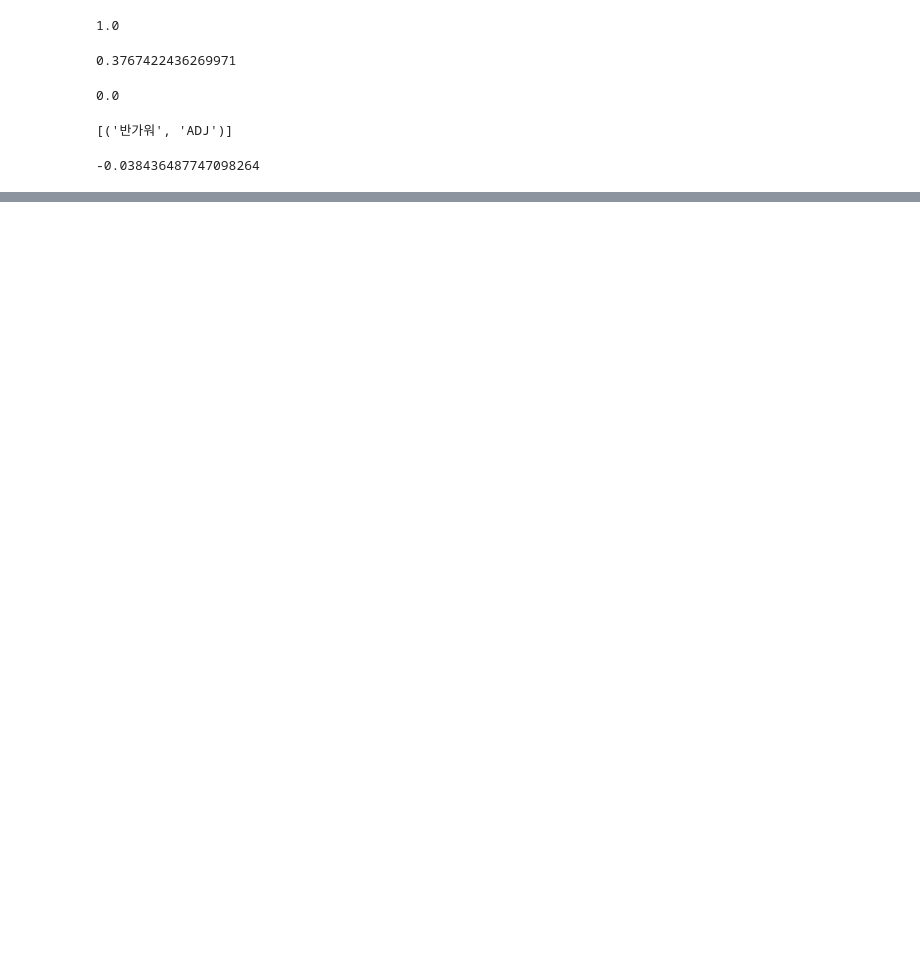
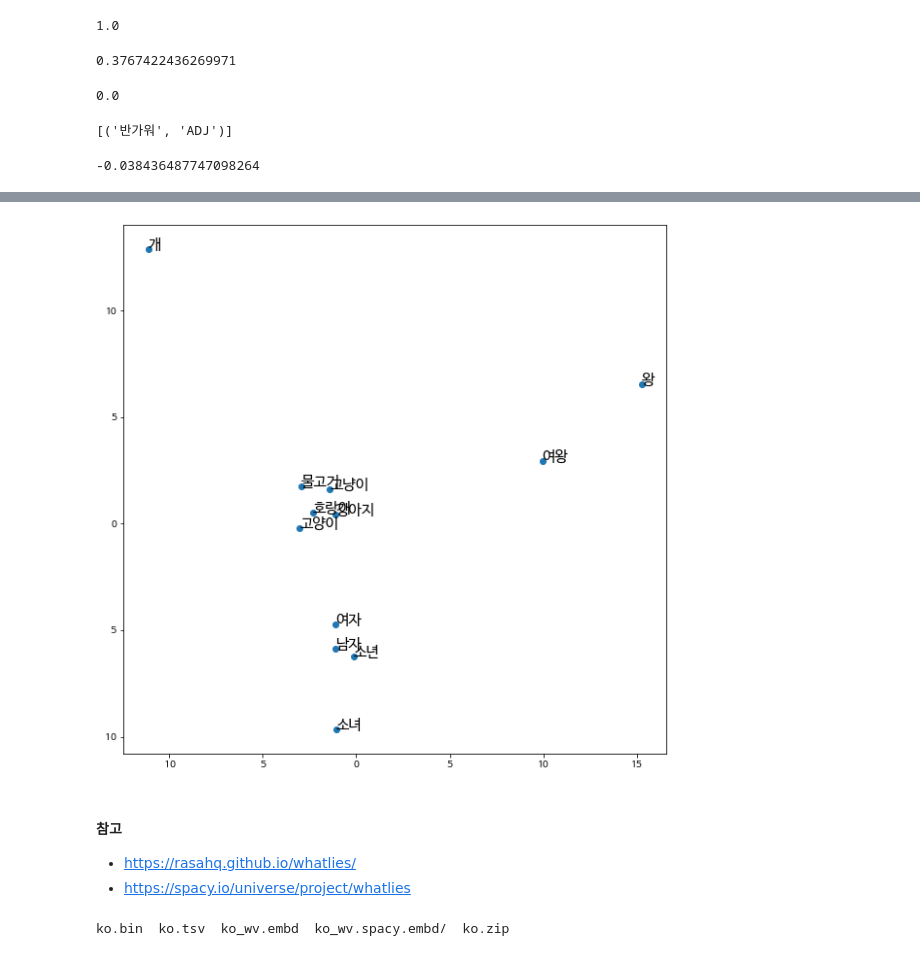
Before and after one commit to babelPish/slaw, a Jupyter notebook: spacy_basic/colab_notebooks/05_working_with_word_vectors.ipynb, the cells around one changed output, grey strips where cells are left out. Saved outputs shown, nothing was run; the diff lists cells and outputs as text; code cells hidden in the pictures; blank space fills up the shorter version.

```diff
--- a/spacy_basic/colab_notebooks/05_working_with_word_vectors.ipynb
+++ b/spacy_basic/colab_notebooks/05_working_with_word_vectors.ipynb
@@ -20,0 +51,9 @@ spacy.__version__
+# %%
+import matplotlib as mpl
+import matplotlib.pyplot as plt
+
+import matplotlib.font_manager as fm
+fontpath = '/usr/share/fonts/truetype/nanum/NanumBarunGothic.ttf'
+font = fm.FontProperties(fname=fontpath, size=9)
+plt.rc('font', family='NanumBarunGothic')
+mpl.font_manager._rebuild()
@@ -169,0 +244,4 @@ doc1.similarity(doc4)
+# %%
+def get_word_vectors(words, nlp):
+    # converts a list of words into their word vectors
+    return [nlp(word).vector for word in words]
@@ -169,0 +250,8 @@ doc1.similarity(doc4)
+# %%
+words = ['개', '고양이', '고냥이', '호랑이', '물고기', '강아지', '소년', '소녀', '남자', '여자', '왕', '여왕']
+# %%
+pca = PCA(n_components=2)
+
+pca.fit(get_word_vectors(words, nlp_ko_wv))
+
+word_vecs_2d = pca.transform(get_word_vectors(words, nlp_ko_wv))
@@ -169,0 +274,20 @@ doc1.similarity(doc4)
+# %%
+# create a nice big plot
+plt.figure(figsize=(10,10))
+
+# plot the scatter plot of where the words will be
+plt.scatter(word_vecs_2d[:,0], word_vecs_2d[:,1])
+
+# for each word and coordinate pair: draw the text on the plot
+for word, coord in zip(words, word_vecs_2d):
+    x, y = coord
+    plt.text(x, y, word, size= 15)
+
+# show the plot
+plt.show()
+# %% [output]
+[figure, added]
+# %% [markdown]
+#### 참고
+* https://rasahq.github.io/whatlies/
+* https://spacy.io/universe/project/whatlies
@@ -169,0 +299,4 @@ doc1.similarity(doc4)
+# %%
+ls
+# %% [output]
+ko.bin  ko.tsv  ko_wv.embd  ko_wv.spacy.embd/  ko.zip
```
Also changed, not shown: parts of 22 cells of this notebook.
